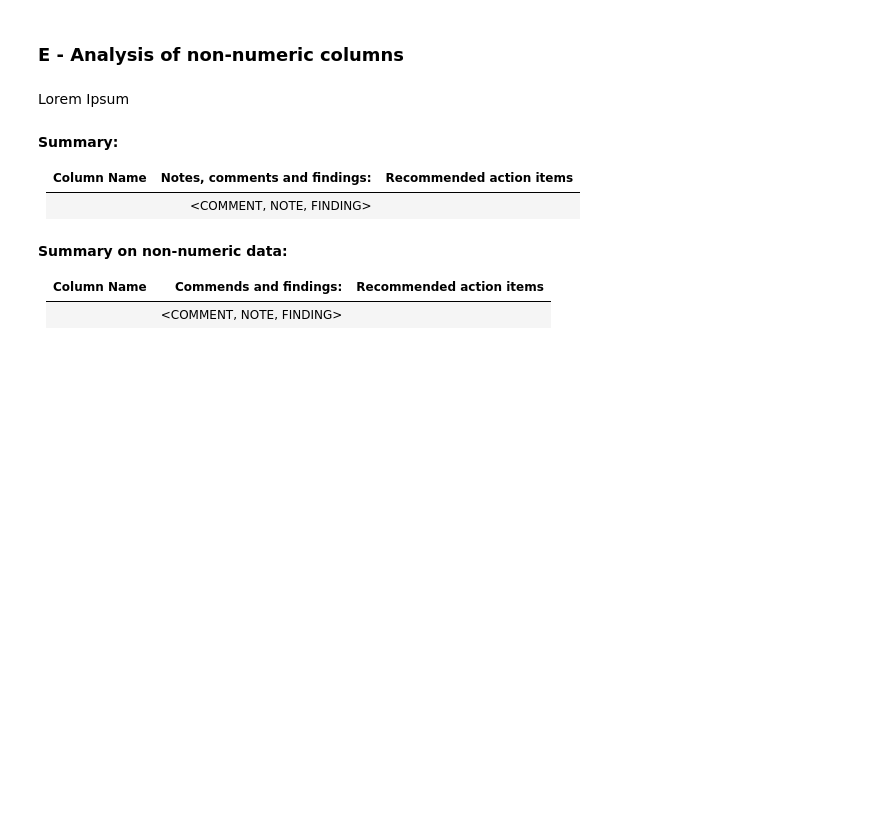
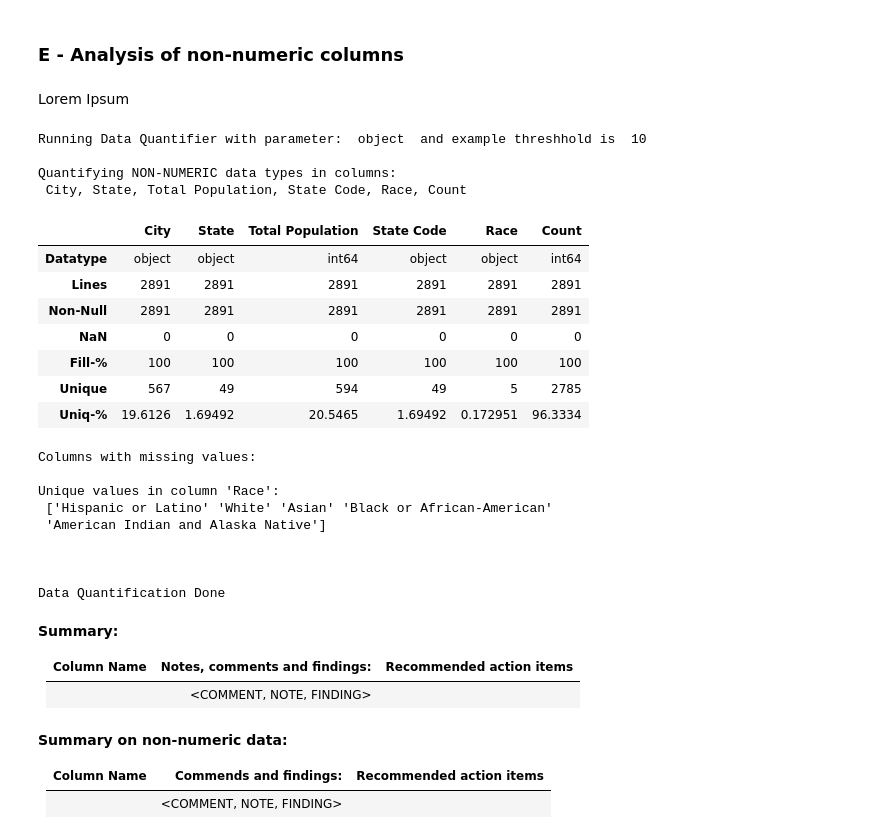
Before and after one commit to StefanSchindewolf/Udac-Capstone, a Jupyter notebook: 01_Main-Project-Notebook.ipynb, the cells around one changed output. Saved outputs shown, nothing was run; the diff lists cells and outputs as text; code cells hidden in the pictures; blank space fills up the shorter version.

```diff
--- a/01_Main-Project-Notebook.ipynb
+++ b/01_Main-Project-Notebook.ipynb
@@ -605,6 +614,30 @@ Data Quantification Done
 ### E - Analysis of non-numeric columns
 # %% [markdown]
 Lorem Ipsum
+# %%
+quantify_data(dem_df, ['object'])
+# %% [output]
+Running Data Quantifier with parameter:  object  and example threshhold is  10
+
+Quantifying NON-NUMERIC data types in columns:
+ City, State, Total Population, State Code, Race, Count
+|  | City | State | Total Population | State Code | Race | Count |
+| Datatype | object | object | int64 | object | object | int64 |
+| Lines | 2891 | 2891 | 2891 | 2891 | 2891 | 2891 |
+| Non-Null | 2891 | 2891 | 2891 | 2891 | 2891 | 2891 |
+| NaN | 0 | 0 | 0 | 0 | 0 | 0 |
+| Fill-% | 100 | 100 | 100 | 100 | 100 | 100 |
+| Unique | 567 | 49 | 594 | 49 | 5 | 2785 |
+| Uniq-% | 19.6126 | 1.69492 | 20.5465 | 1.69492 | 0.172951 | 96.3334 |
+Columns with missing values:
+
+Unique values in column 'Race':
+ ['Hispanic or Latino' 'White' 'Asian' 'Black or African-American'
+ 'American Indian and Alaska Native']
+
+
+
+Data Quantification Done
 # %% [markdown]
 **Summary:**
 
```
Also changed, not shown: parts of 17 cells of this notebook.
